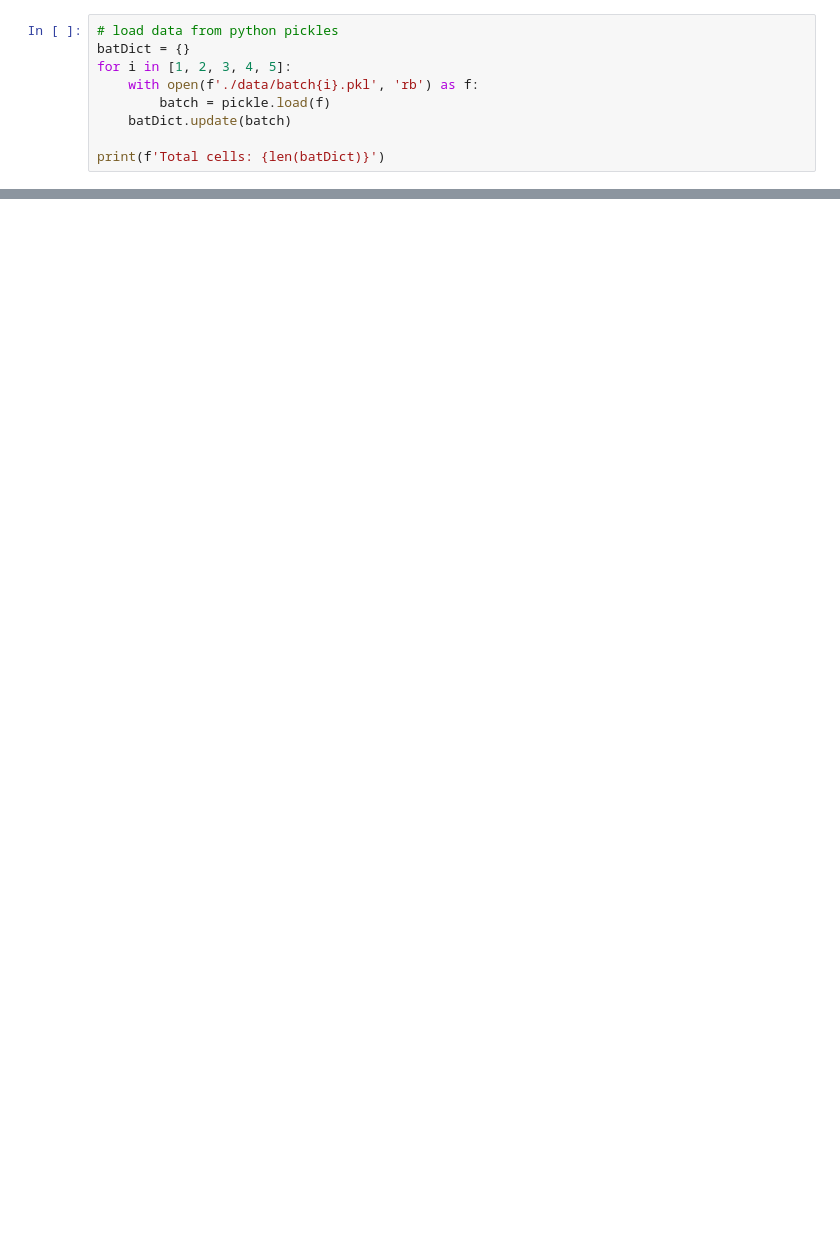
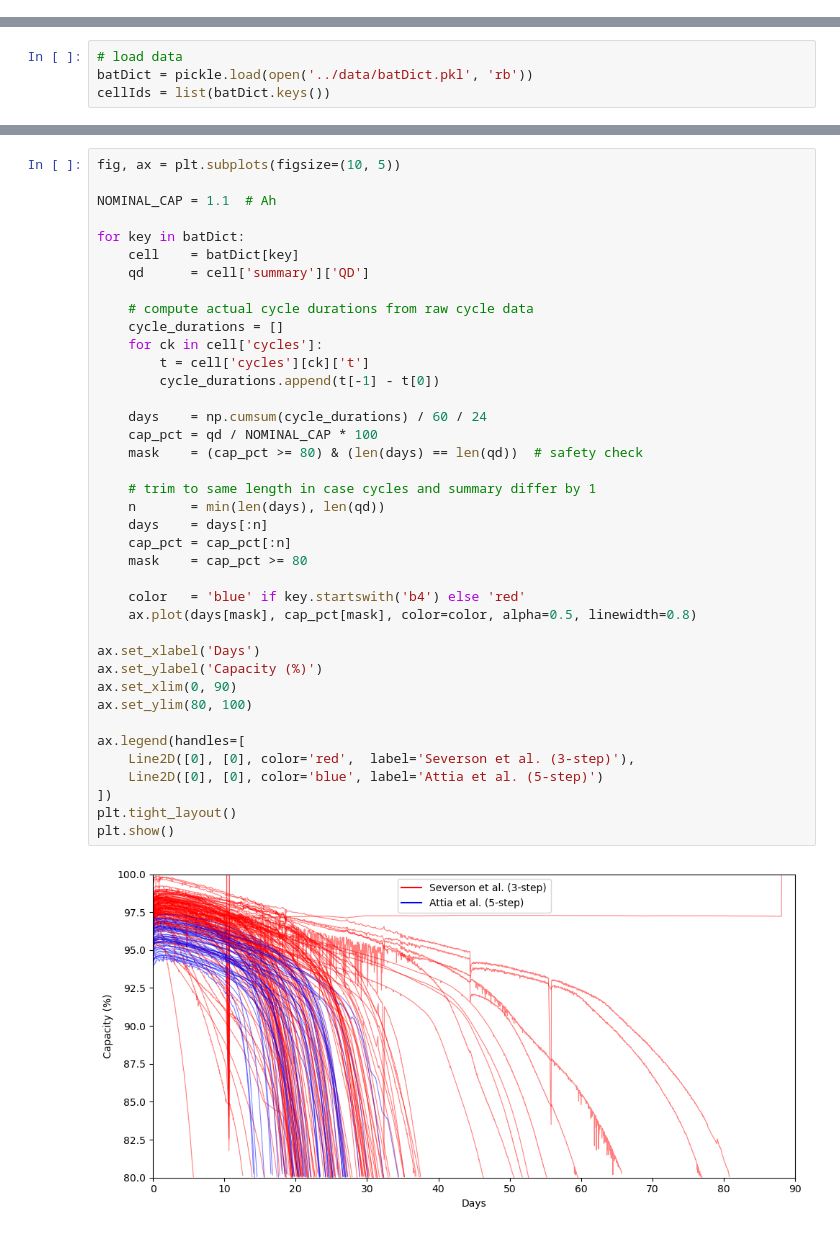
Before and after one commit to mkelsayed/HierarchicalBayesForPredictingBatteryRUL, a Jupyter notebook: src/EDA.ipynb, the cells around one changed output, grey strips where cells are left out. Cells and saved outputs as stored; diff of their text form; blank space fills up the shorter version.

```diff
--- a/src/EDA.ipynb
+++ b/src/EDA.ipynb
@@ -5,9 +0,0 @@ import numpy as np
-# %%
-# load data from python pickles
-batDict = {}
-for i in [1, 2, 3, 4, 5]:
-    with open(f'./data/batch{i}.pkl', 'rb') as f:
-        batch = pickle.load(f)
-    batDict.update(batch)
-
-print(f'Total cells: {len(batDict)}')
@@ -59,0 +11,4 @@ number of cycles: 1008
+# %%
+# load data
+batDict = pickle.load(open('../data/batDict.pkl', 'rb'))
+cellIds = list(batDict.keys())
@@ -59,0 +204,41 @@ number of cycles: 1008
+# %%
+fig, ax = plt.subplots(figsize=(10, 5))
+
+NOMINAL_CAP = 1.1  # Ah
+
+for key in batDict:
+    cell    = batDict[key]
+    qd      = cell['summary']['QD']
+
+    # compute actual cycle durations from raw cycle data
+    cycle_durations = []
+    for ck in cell['cycles']:
+        t = cell['cycles'][ck]['t']
+        cycle_durations.append(t[-1] - t[0])
+
+    days    = np.cumsum(cycle_durations) / 60 / 24
+    cap_pct = qd / NOMINAL_CAP * 100
+    mask    = (cap_pct >= 80) & (len(days) == len(qd))  # safety check
+
+    # trim to same length in case cycles and summary differ by 1
+    n       = min(len(days), len(qd))
+    days    = days[:n]
+    cap_pct = cap_pct[:n]
+    mask    = cap_pct >= 80
+
+    color   = 'blue' if key.startswith('b4') else 'red'
+    ax.plot(days[mask], cap_pct[mask], color=color, alpha=0.5, linewidth=0.8)
+
+ax.set_xlabel('Days')
+ax.set_ylabel('Capacity (%)')
+ax.set_xlim(0, 90)
+ax.set_ylim(80, 100)
+
+ax.legend(handles=[
+    Line2D([0], [0], color='red',  label='Severson et al. (3-step)'),
+    Line2D([0], [0], color='blue', label='Attia et al. (5-step)')
+])
+plt.tight_layout()
+plt.show()
+# %% [output]
+[figure, added]
```
Also changed, not shown: parts of 22 cells of this notebook.
